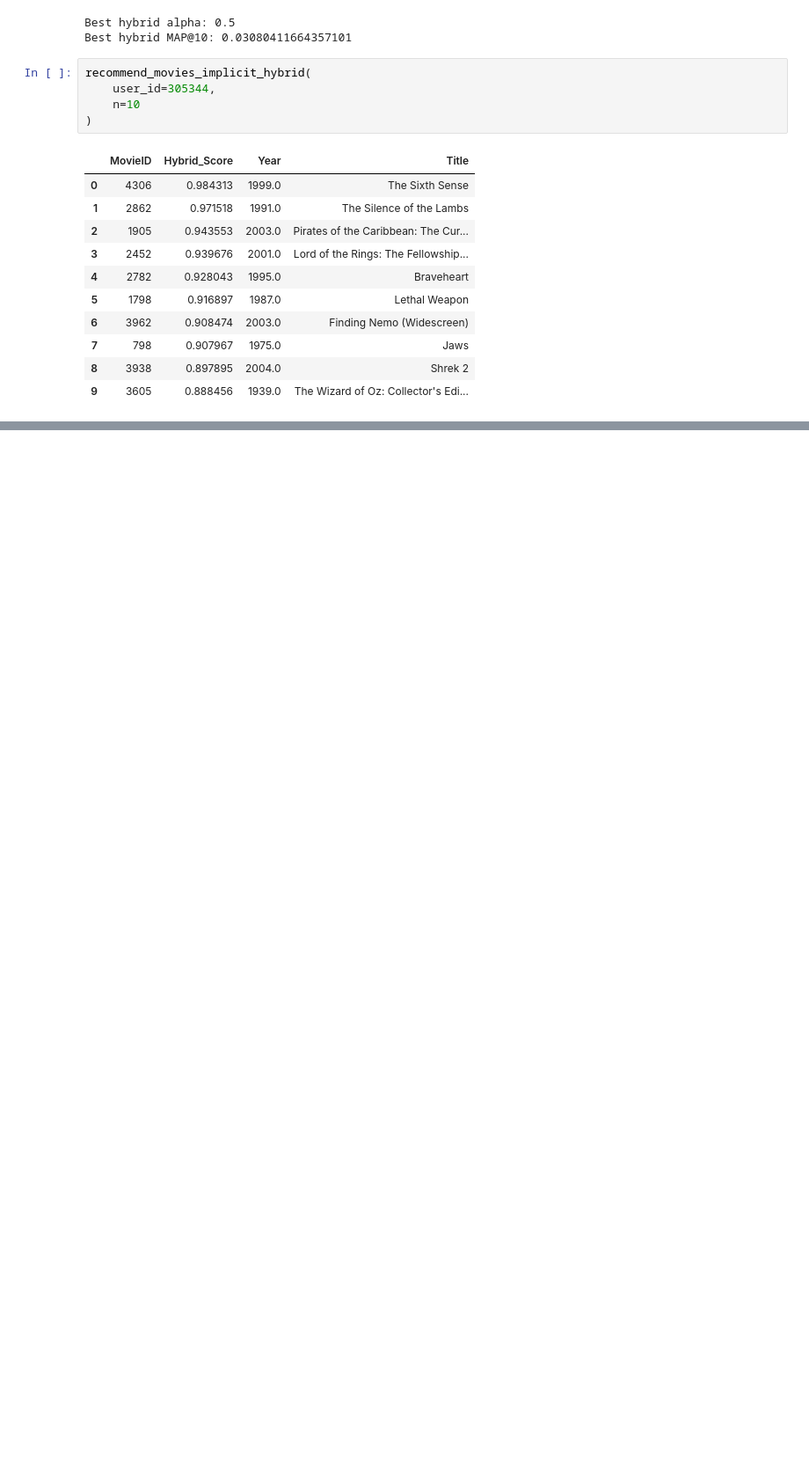
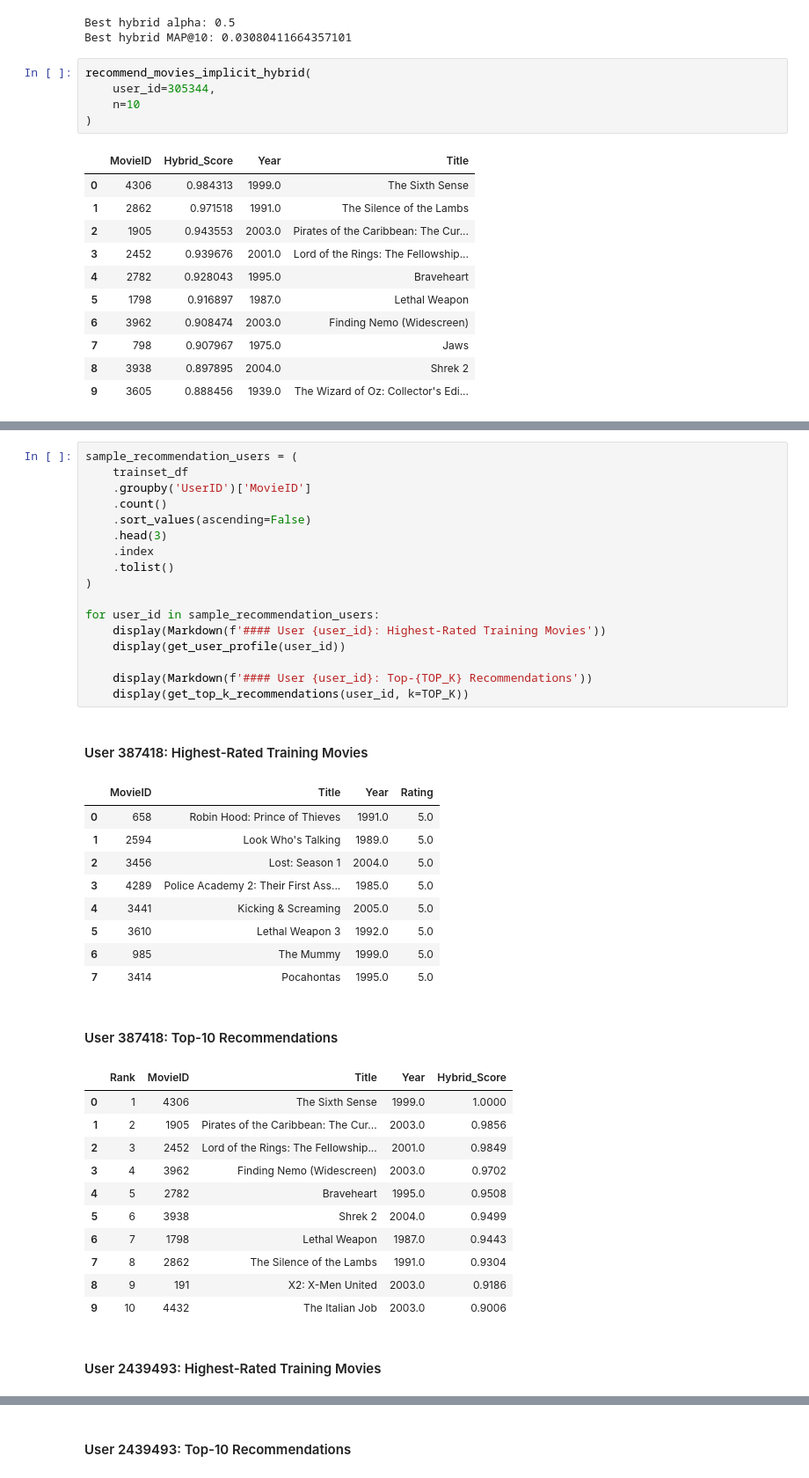
Before and after one commit to Mansi-Rajput05/movie-recommendation-system-ml, a Jupyter notebook: main.ipynb, the cells around one changed output, grey strips where cells are left out. Shown at 88% size. Saved outputs shown, nothing was run; the diff lists cells and outputs as text; blank space fills up the shorter version.

```diff
--- a/main.ipynb
+++ b/main.ipynb
@@ -2671,0 +2731,41 @@ recommend_movies_implicit_hybrid(
+# %%
+sample_recommendation_users = (
+    trainset_df
+    .groupby('UserID')['MovieID']
+    .count()
+    .sort_values(ascending=False)
+    .head(3)
+    .index
+    .tolist()
+)
+
+for user_id in sample_recommendation_users:
+    display(Markdown(f'#### User {user_id}: Highest-Rated Training Movies'))
+    display(get_user_profile(user_id))
+
+    display(Markdown(f'#### User {user_id}: Top-{TOP_K} Recommendations'))
+    display(get_top_k_recommendations(user_id, k=TOP_K))
+# %% [output]
+#### User 387418: Highest-Rated Training Movies
+|  | MovieID | Title | Year | Rating |
+| 0 | 658 | Robin Hood: Prince of Thieves | 1991.0 | 5.0 |
+| 1 | 2594 | Look Who's Talking | 1989.0 | 5.0 |
+| 2 | 3456 | Lost: Season 1 | 2004.0 | 5.0 |
+| 3 | 4289 | Police Academy 2: Their First Ass... | 1985.0 | 5.0 |
+| 4 | 3441 | Kicking & Screaming | 2005.0 | 5.0 |
+| 5 | 3610 | Lethal Weapon 3 | 1992.0 | 5.0 |
+| 6 | 985 | The Mummy | 1999.0 | 5.0 |
+| 7 | 3414 | Pocahontas | 1995.0 | 5.0 |
+#### User 387418: Top-10 Recommendations
+|  | Rank | MovieID | Title | Year | Hybrid_Score |
+| 0 | 1 | 4306 | The Sixth Sense | 1999.0 | 1.0000 |
+| 1 | 2 | 1905 | Pirates of the Caribbean: The Cur... | 2003.0 | 0.9856 |
+| 2 | 3 | 2452 | Lord of the Rings: The Fellowship... | 2001.0 | 0.9849 |
+| 3 | 4 | 3962 | Finding Nemo (Widescreen) | 2003.0 | 0.9702 |
+| 4 | 5 | 2782 | Braveheart | 1995.0 | 0.9508 |
+| 5 | 6 | 3938 | Shrek 2 | 2004.0 | 0.9499 |
+| 6 | 7 | 1798 | Lethal Weapon | 1987.0 | 0.9443 |
+| 7 | 8 | 2862 | The Silence of the Lambs | 1991.0 | 0.9304 |
+| 8 | 9 | 191 | X2: X-Men United | 2003.0 | 0.9186 |
+| 9 | 10 | 4432 | The Italian Job | 2003.0 | 0.9006 |
+#### User 2439493: Highest-Rated Training Movies
@@ -2671,0 +2781 @@ recommend_movies_implicit_hybrid(
+#### User 2439493: Top-10 Recommendations
```
Also changed, not shown: parts of 11 cells of this notebook, 23 other files.
